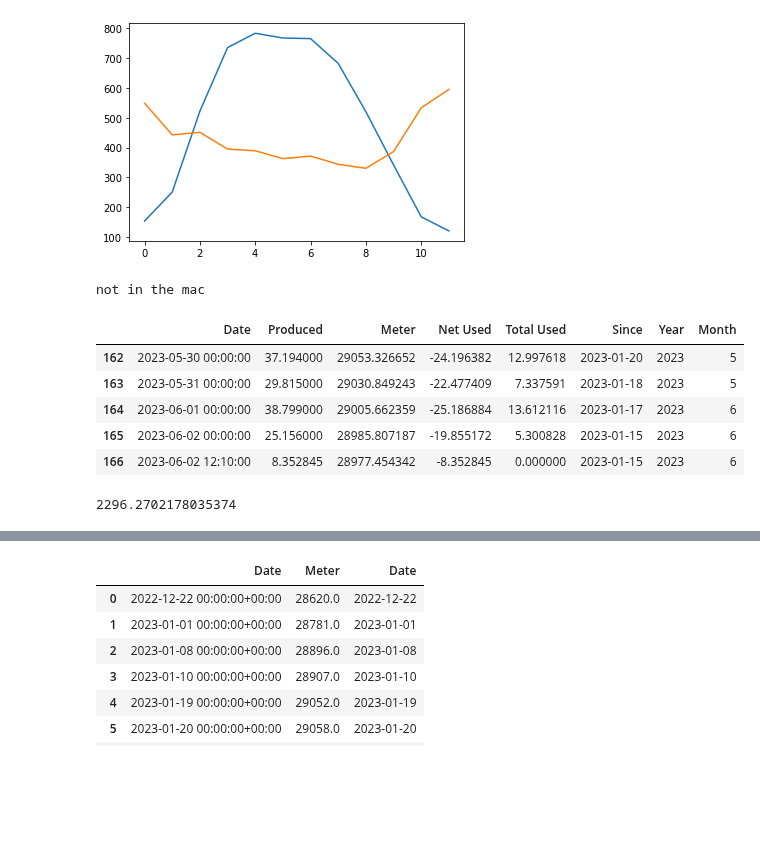
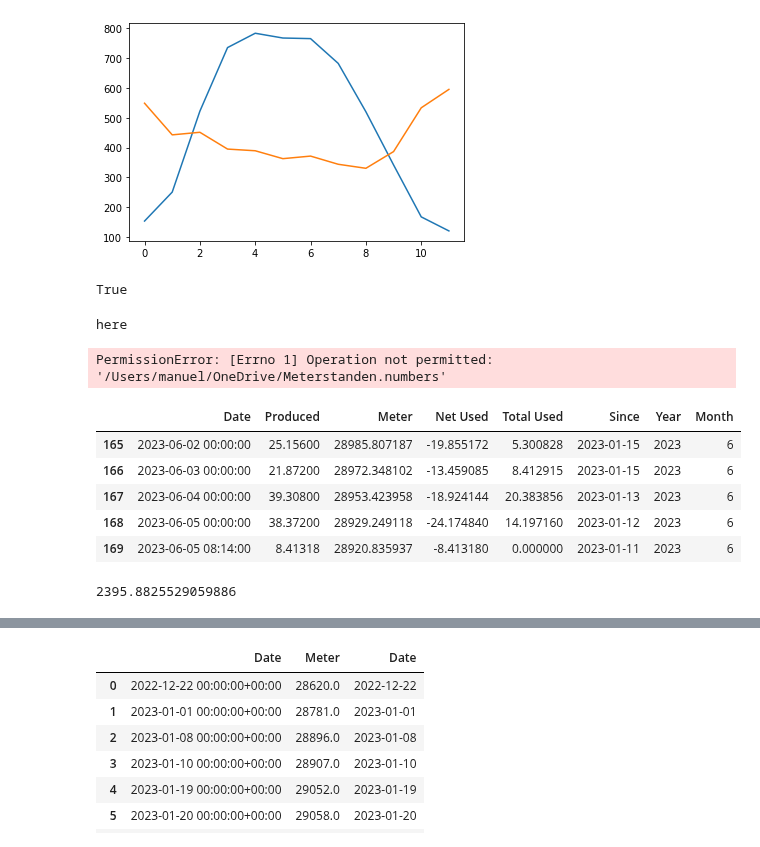
Before and after one commit to tchnvkng/python_notebooks, a Jupyter notebook: stroom.ipynb, the cells around one changed output, grey strips where cells are left out. Cells and saved outputs as stored; diff of their text form; code cells hidden in the pictures; blank space fills up the shorter version.

```diff
--- a/stroom.ipynb
+++ b/stroom.ipynb
@@ -22,34 +22,43 @@ months=np.arange(1,13)
 first_day_of_month=[datetime(y,m,1) for m in months]
 last_day_of_month=[datetime(y,m+1,1)-timedelta(days=1) for m in months[:-1]]+[datetime(y+1,1,1)-timedelta(days=1)]
 days_in_month = [(x-y)/timedelta(days=1)+1 for x,y in zip(last_day_of_month,first_day_of_month)]
+# %%
+os.path.isfile('/Users/manuel/OneDrive/Meterstanden.numbers')
+# %% [output]
+True
 # %%
 d0 = datetime(2023,1,1)
-try:
-    doc = Document("/Users/manuel/Library/Mobile Documents/com~apple~Numbers/Documents/Zonnepanelen.numbers")
-    sheets = doc.sheets()
+#try:
+#doc = Document("/Users/manuel/Library/Mobile Documents/com~apple~Numbers/Documents/Meterstanden.numbers")
+print('here')
+doc = Document("/Users/manuel/OneDrive/Meterstanden.numbers")
 
-    s = sheets['Electricity']
+sheets = doc.sheets()
 
-    data = s.tables['Inputs'].rows(values_only=True)
-    meter = pd.DataFrame(data[1:], columns=data[0])[['Date ', 'Meter']]
-    meter['Date']=[x.replace(tzinfo=None) for x in meter['Date ']]
-    meter.to_csv('meter.csv',index=False)
-except:
-    print('not in the mac')
+s = sheets['Electricity']
+
+data = s.tables['Inputs'].rows(values_only=True)
+meter = pd.DataFrame(data[1:], columns=data[0])[['Date ', 'Meter']]
+meter['Date']=[x.replace(tzinfo=None) for x in meter['Date ']]
+meter.to_csv('meter.csv',index=False)
+#except:
+print('not in the mac')
 
 meter = pd.read_csv('meter.csv')
 meter['Date'] =pd.to_datetime(meter['Date'])
 t_meter = ((meter['Date']-d0)//pd.Timedelta(seconds=1)).values/(24*3600)
 f_meter= interp1d(t_meter,meter['Meter'].values,fill_value='extrapolate')
+meter.tail()
 # %% [output]
-not in the mac
+here
+PermissionError: [Errno 1] Operation not permitted: '/Users/manuel/OneDrive/Meterstanden.numbers'
 # %%
 
-now = str(1.8e3)
+now = str(1.1e3)
 
 folder = '/Users/manuel/Downloads/'
 
-folder = r'C:\Users\manuel\Downloads'
+#folder = r'C:\Users\manuel\Downloads'
 
 suffix = np.max([int(os.path.basename(x).replace('.csv','').split('_')[-1]) for x in glob.glob(os.path.join(folder,'3693411*.csv'))]).astype(str)
 fn = os.path.join(folder,f'3693411_system_energy_20221218_to_{suffix}.csv')
@@ -58,42 +67,42 @@ produced = pd.read_csv(fn).rename(columns={'Date/Time':'Date','Energy Produced (
 produced=produced.head(produced.shape[0]-1)
 
 produced['Date']=pd.to_datetime(produced['Date'])
 produced['Date']=produced['Date']+pd.Timedelta(days=1)
 
 d=pd.Timestamp('now')
 d=pd.Timestamp(d.year,d.month,d.day,d.hour,d.minute)
 
 produced=produced.append({'Date':d,'Produced':now},ignore_index=True)
 produced['Produced']=[float(x.replace(',',''))/1000 for x in produced['Produced'].values]
 
 t_produced = ((produced['Date'] - d0)/pd.Timedelta(days=1)).values
 produced['Meter'] = f_meter(t_produced)
 produced['Net Used'] = produced['Meter'].diff(1)
 produced['Total Used']=produced['Net Used']+produced['Produced']
 
 diff = np.maximum(produced['Total Used'],0)-produced['Total Used']
 produced['Produced']=diff+produced['Produced']
 produced['Total Used']=produced['Net Used']+produced['Produced']
 #produced['Total Used']=produced['Net Used']+produced['Produced']
 
 
 produced['Since']=[produced.loc[produced['Meter'].values>=m,'Date'].min() for m in produced['Meter']]
 produced['Year'] = [x.year for x in produced['Date']]
 produced['Month'] = [x.month for x in produced['Date']]
 #produced.loc[produced['Produced']<2]
 produced.tail(10)
 produced.tail(5)
 # %% [output]
 |  | Date | Produced | Meter | Net Used | Total Used | Since | Year | Month |
-| 162 | 2023-05-30 00:00:00 | 37.194000 | 29053.326652 | -24.196382 | 12.997618 | 2023-01-20 | 2023 | 5 |
-| 163 | 2023-05-31 00:00:00 | 29.815000 | 29030.849243 | -22.477409 | 7.337591 | 2023-01-18 | 2023 | 5 |
-| 164 | 2023-06-01 00:00:00 | 38.799000 | 29005.662359 | -25.186884 | 13.612116 | 2023-01-17 | 2023 | 6 |
-| 165 | 2023-06-02 00:00:00 | 25.156000 | 28985.807187 | -19.855172 | 5.300828 | 2023-01-15 | 2023 | 6 |
-| 166 | 2023-06-02 12:10:00 | 8.352845 | 28977.454342 | -8.352845 | 0.000000 | 2023-01-15 | 2023 | 6 |
+| 165 | 2023-06-02 00:00:00 | 25.15600 | 28985.807187 | -19.855172 | 5.300828 | 2023-01-15 | 2023 | 6 |
+| 166 | 2023-06-03 00:00:00 | 21.87200 | 28972.348102 | -13.459085 | 8.412915 | 2023-01-15 | 2023 | 6 |
+| 167 | 2023-06-04 00:00:00 | 39.30800 | 28953.423958 | -18.924144 | 20.383856 | 2023-01-13 | 2023 | 6 |
+| 168 | 2023-06-05 00:00:00 | 38.37200 | 28929.249118 | -24.174840 | 14.197160 | 2023-01-12 | 2023 | 6 |
+| 169 | 2023-06-05 08:14:00 | 8.41318 | 28920.835937 | -8.413180 | 0.000000 | 2023-01-11 | 2023 | 6 |
 # %%
 produced['Produced'].sum()
 # %% [output]
-2296.2702178035374
+2395.8825529059886
 # %%
 y=2022
 months=np.arange(1,13)
```
Also changed, not shown: parts of 9 cells of this notebook, 1 other file.
